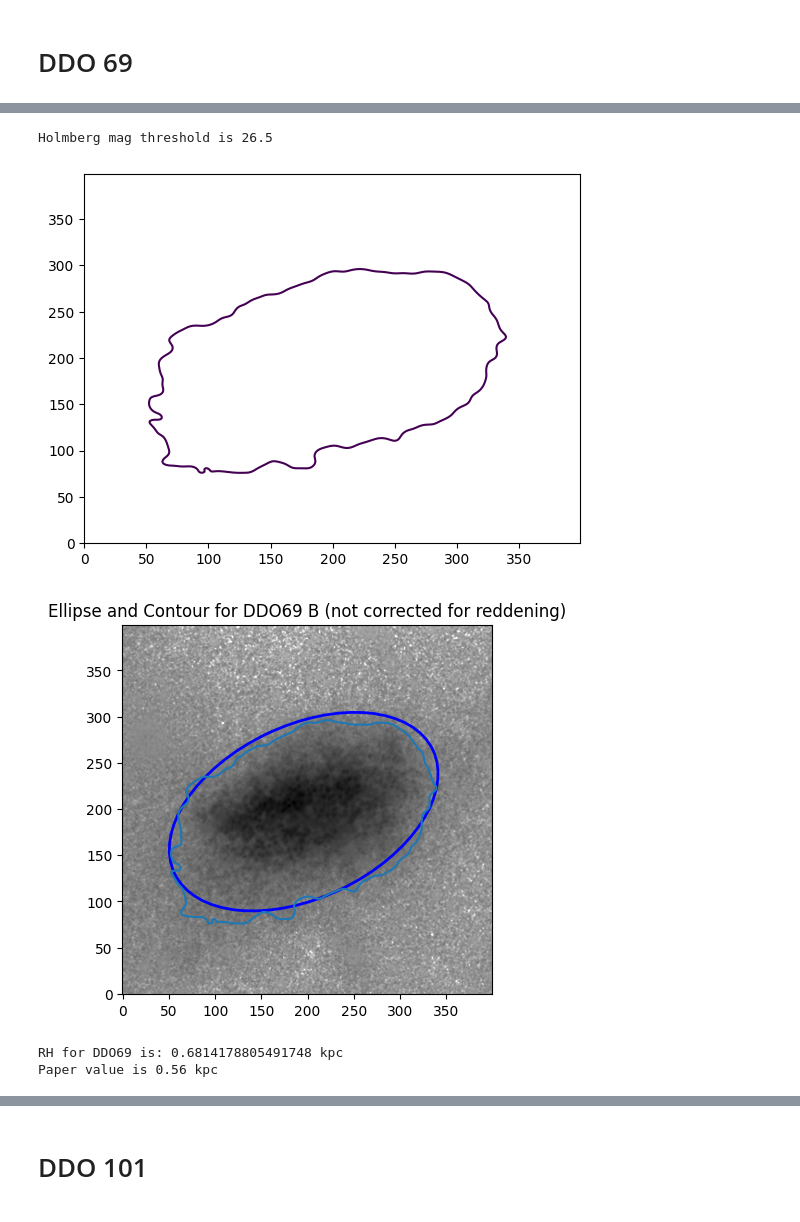
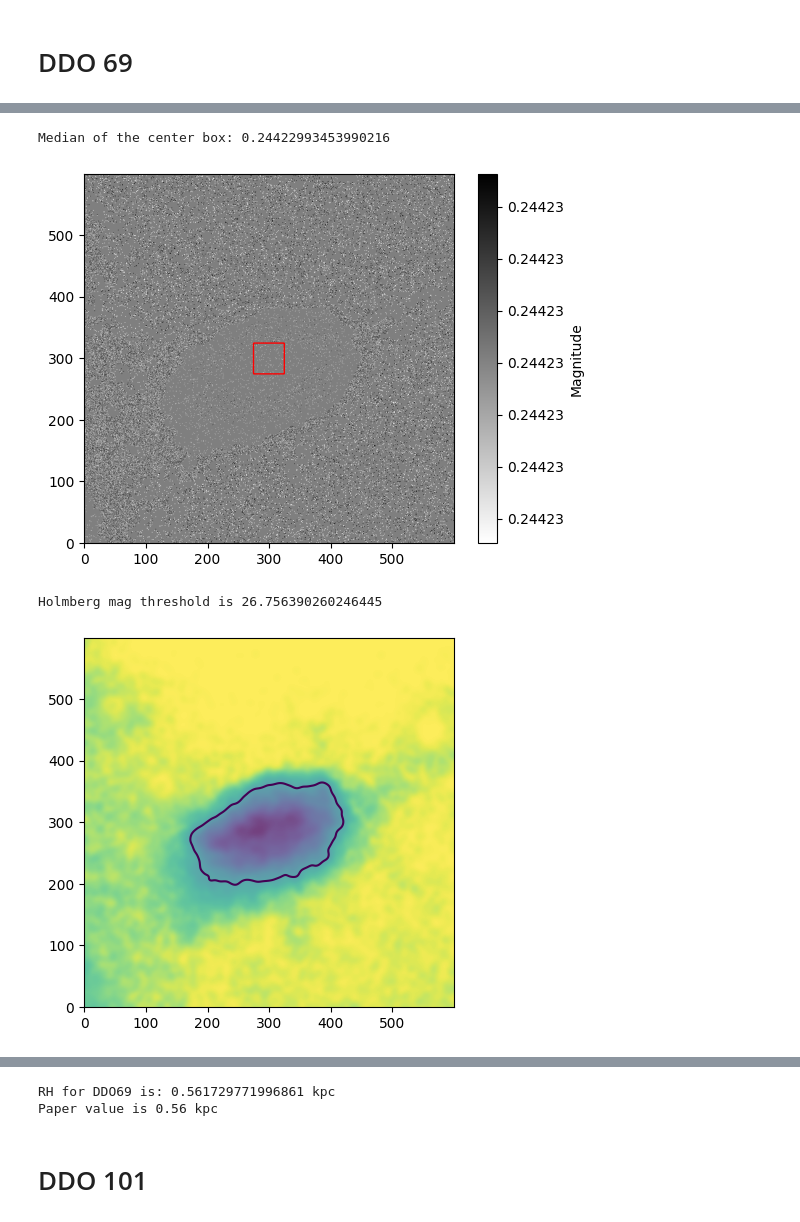
Before and after one commit to SUT-LTG/Aysan-Little-Things, a Jupyter notebook: R_25.ipynb, the cells around one changed output, grey strips where cells are left out. Saved outputs shown, nothing was run; the diff lists cells and outputs as text; code cells hidden in the pictures.

```diff
--- a/R_25.ipynb
+++ b/R_25.ipynb
@@ -168,39 +277,70 @@ RB 25 for DDO69 is: 0.376118815432143 kpc
 Paper value is 0.30 kpc
 # %%
-from matplotlib.patches import Circle
+import numpy as np
+import matplotlib.pyplot as plt
+
 B_V_magnitude_table = b_box - v_box
+
+# Get the dimensions of the image
+height, width = B_V_magnitude_table.shape
+
+# Calculate the coordinates for the center box
+center_x, center_y = width // 2, height // 2
+box_size = 50
+
+# Extract the center box
+center_box = B_V_magnitude_table[center_y - box_size // 2:center_y + box_size // 2, center_x - box_size // 2:center_x + box_size // 2]
+
+# Calculate the median of the center box
+median_center_box = np.nanmedian(center_box)
+
+print("Median of the center box:", median_center_box)
+
+# Plot the image with the box
+fig, ax = plt.subplots()
+im = ax.imshow(B_V_magnitude_table, origin='lower', cmap='gray_r', vmin=np.nanmin(B_V_magnitude_table), vmax=np.nanmax(B_V_magnitude_table))
+cbar = fig.colorbar(im, ax=ax, format='%.5f')
+cbar.set_label('Magnitude')
+
+# Add the box to the image
+box_mask = np.zeros_like(B_V_magnitude_table, dtype=bool)
+box_mask[center_y - box_size // 2:center_y + box_size // 2, center_x - box_size // 2:center_x + box_size // 2] = True
+ax.contour(box_mask, colors='red', linewidths=1)
+
+plt.show()
+
+
 fig, ax = plt.subplots()
 
 #Holmberg magnitude:
-H = float(26.5)# +0.22 + 0.149*(average_B_V_value))
+H = float(26.5 + 0.22 + 0.149*(median_center_box))
 print(f"Holmberg mag threshold is {H}")
 
 # Contour coordinates
-contour_points_H = ltf.contour_lines_coordinates(b_box, 5, [H])
+contour_points_H = ltf.contour_lines_coordinates(b_box, [H])
 x_points_H, y_points_H = contour_points_H
 # Center of mass for ellipse fitting
 image_center_of_mass = ndimage.center_of_mass(b_box)
 x, y = image_center_of_mass[1], image_center_of_mass[0]
 initial_guess = [x, y, (max(x_points_H) - min(x_points_H)) / 2, (max(y_points_H) - min(y_points_H)) / 2, 0]
 # Fit ellipse
 popt_25_H, pcov_25_H = curve_fit(ltf.ellipse, (x_points_H, y_points_H), np.zeros_like(x_points_H), p0=initial_guess)
 xc_H, yc_H, a_H, b_H, theta_H = popt_25_H
 # Plot the image, contour, and ellipse (not reddening corrected)
 fig, ax = plt.subplots()
 ax.imshow(b_box, cmap='gray', origin='lower')
 ax.plot(x_points_H, y_points_H)
 ellipse = Ellipse(xy=(xc, yc), width=2*a_H, height=2*b_H, angle=np.degrees(theta_H), edgecolor='blue', facecolor='none', linewidth=2)
 ax.add_patch(ellipse)
 plt.title(f"Ellipse and Contour for {galaxy_name} B (not corrected for reddening)")
 plt.show()
 # Calculate the physical size
 a_25_arcsec_H = a_H * pixel_scale
 RH = (D * a_25_arcsec_H) / 206265
 print(f"RH for {galaxy_name} is:", RH * 1000, "kpc")
 print("Paper value is 0.56 kpc")
 # %% [output]
-Holmberg mag threshold is 26.5
+Median of the center box: 0.24422993453990216
-[figure, old version]
+[figure, new version]
+Holmberg mag threshold is 26.756390260246445
-[figure, old version]
+[figure, new version]
-RH for DDO69 is: 0.6814178805491748 kpc
-Paper value is 0.56 kpc
@@ -207,3 +348,5 @@ Paper value is 0.56 kpc
+RH for DDO69 is: 0.561729771996861 kpc
+Paper value is 0.56 kpc
 # %% [markdown]
 # DDO 101
 # %% [markdown]
```
Also changed, not shown: parts of 9 cells of this notebook, 1 other file.
